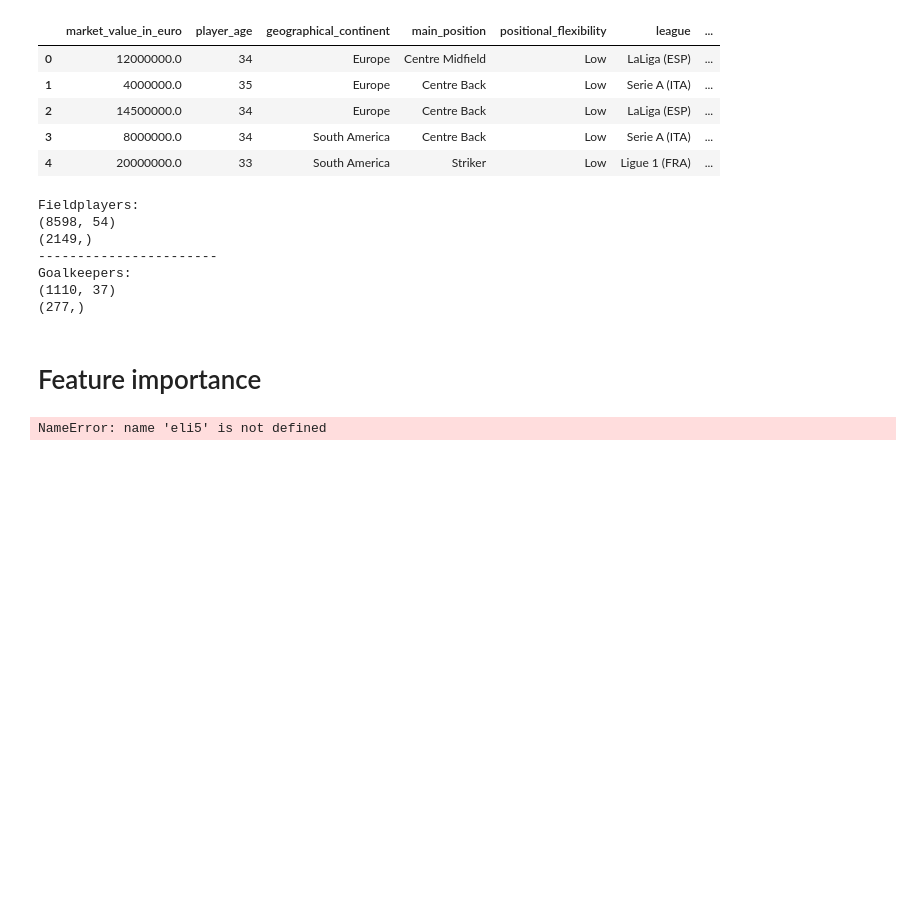
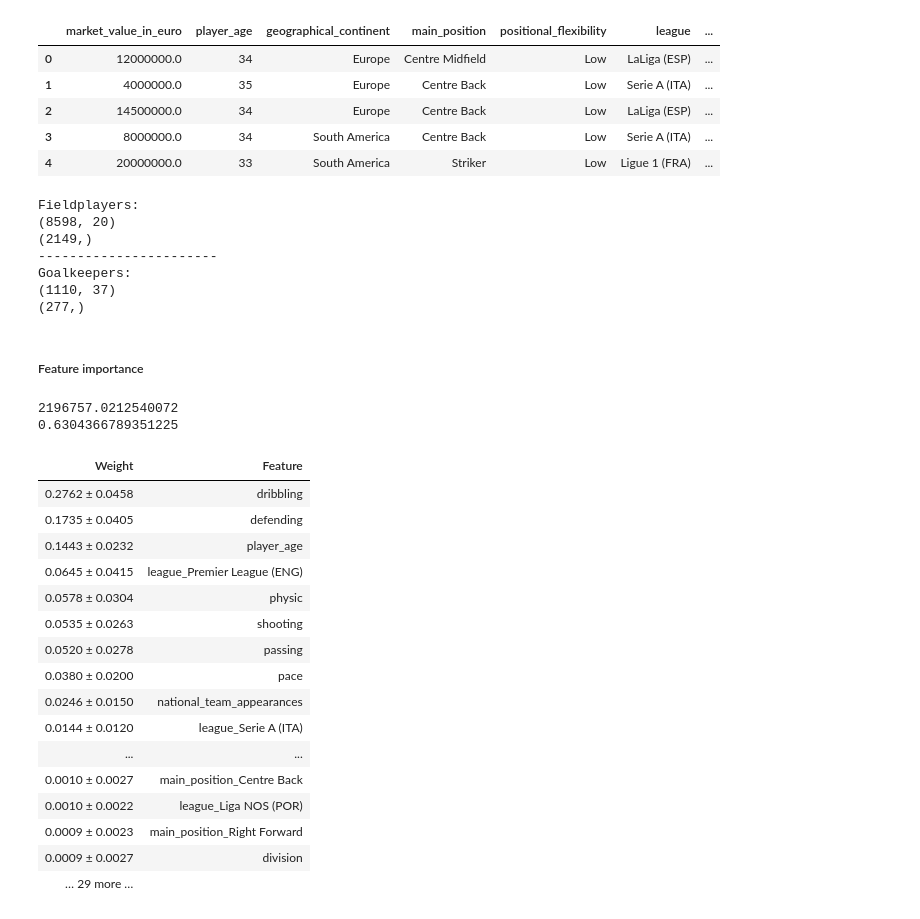
Before and after one commit to fabwerk90/FIFA-20---Market-value-prediction, a Jupyter notebook: h_predictive_algorithms.ipynb, the cells around one changed output. Drawn from its saved outputs; the diff is of its cells as text; code cells hidden in the pictures; blank space fills up the shorter version.

```diff
--- a/h_predictive_algorithms.ipynb
+++ b/h_predictive_algorithms.ipynb
@@ -313,8 +296,9 @@ df_fp.head()
 | 3 | 8000000.0 | 34 | South America | Centre Back | Low | Serie A (ITA) | ... |
 | 4 | 20000000.0 | 33 | South America | Striker | Low | Ligue 1 (FRA) | ... |
 # %%
-#df_fp = df_fp.drop(df_fp.loc[:, 'pace':'physic'].columns, axis = 1)
-#df_fp.head()
+df_fp = df_fp.drop(["overall"], axis = 1)
+df_fp = df_fp.drop(df_fp.loc[:, 'attacking_crossing':'defense_positions_avg_score'].columns, axis = 1)
+df_fp.head()
 # %% [output]
 |  | market_value_in_euro | player_age | geographical_continent | main_position | positional_flexibility | league | ... |
 | 0 | 12000000.0 | 34 | Europe | Centre Midfield | Low | LaLiga (ESP) | ... |
@@ -342,14 +326,14 @@ print(train_set_gk.shape)
 print(y_final_gk.shape)
 # %% [output]
 Fieldplayers:
-(8598, 54)
+(8598, 20)
 (2149,)
 -----------------------
 Goalkeepers:
 (1110, 37)
 (277,)
 # %% [markdown]
-# Feature importance
+##### Feature importance
 # %%
 ###################################
     # 2.1. train-test-split with remaining 80% of data
@@ -394,36 +378,58 @@ Goalkeepers:
     # 2.4. Fit algorithm - in this case try a simple linear regression
     ###################################
 
-    from sklearn.linear_model import LinearRegression
+    from sklearn.ensemble import RandomForestRegressor
+    import xgboost as xgb
 
     pipe = Pipeline(steps=[('preprocessor', preprocessor),
-                          ('regressor', LinearRegression())])
+                          ('regressor', RandomForestRegressor(random_state=rseed))])
 
     pipe.fit(X_train, y_train)
 
     y_pred = pipe.predict(X_test)
 
 
     ###################################
     # 2.5. Feature importance
     ###################################
 
+    import eli5
+
     onehot_columns = list(pipe.named_steps['preprocessor'].named_transformers_['cat'].named_steps['onehot'].get_feature_names(input_features=categorical_features))
     numeric_features_list = list(numeric_features)
     numeric_features_list.extend(onehot_columns)
 
-    eli5.explain_weights(pipe.named_steps['regressor'], top=50, feature_names=numeric_features_list)
+    weights = eli5.show_weights(pipe.named_steps['regressor'], top=50, feature_names=numeric_features_list)
 
     ###################################
     # 2.6. Test model
     ###################################
 
     from sklearn.metrics import mean_squared_error
     from math import sqrt
     from sklearn.metrics import r2_score
 
     rms = sqrt(mean_squared_error(y_test, y_pred))
     print(rms)
     print(r2_score(y_test, y_pred))
+    weights
 # %% [output]
-NameError: name 'eli5' is not defined
+2196757.0212540072
+0.6304366789351225
+| Weight | Feature |
+| 0.2762 ± 0.0458 | dribbling |
+| 0.1735 ± 0.0405 | defending |
+| 0.1443 ± 0.0232 | player_age |
+| 0.0645 ± 0.0415 | league_Premier League (ENG) |
+| 0.0578 ± 0.0304 | physic |
+| 0.0535 ± 0.0263 | shooting |
+| 0.0520 ± 0.0278 | passing |
+| 0.0380 ± 0.0200 | pace |
+| 0.0246 ± 0.0150 | national_team_appearances |
+| 0.0144 ± 0.0120 | league_Serie A (ITA) |
+| ... | ... |
+| 0.0010 ± 0.0027 | main_position_Centre Back |
+| 0.0010 ± 0.0022 | league_Liga NOS (POR) |
+| 0.0009 ± 0.0023 | main_position_Right Forward |
+| 0.0009 ± 0.0027 | division |
+| … 29 more … |  |
```
Also changed, not shown: parts of 2 cells of this notebook.
